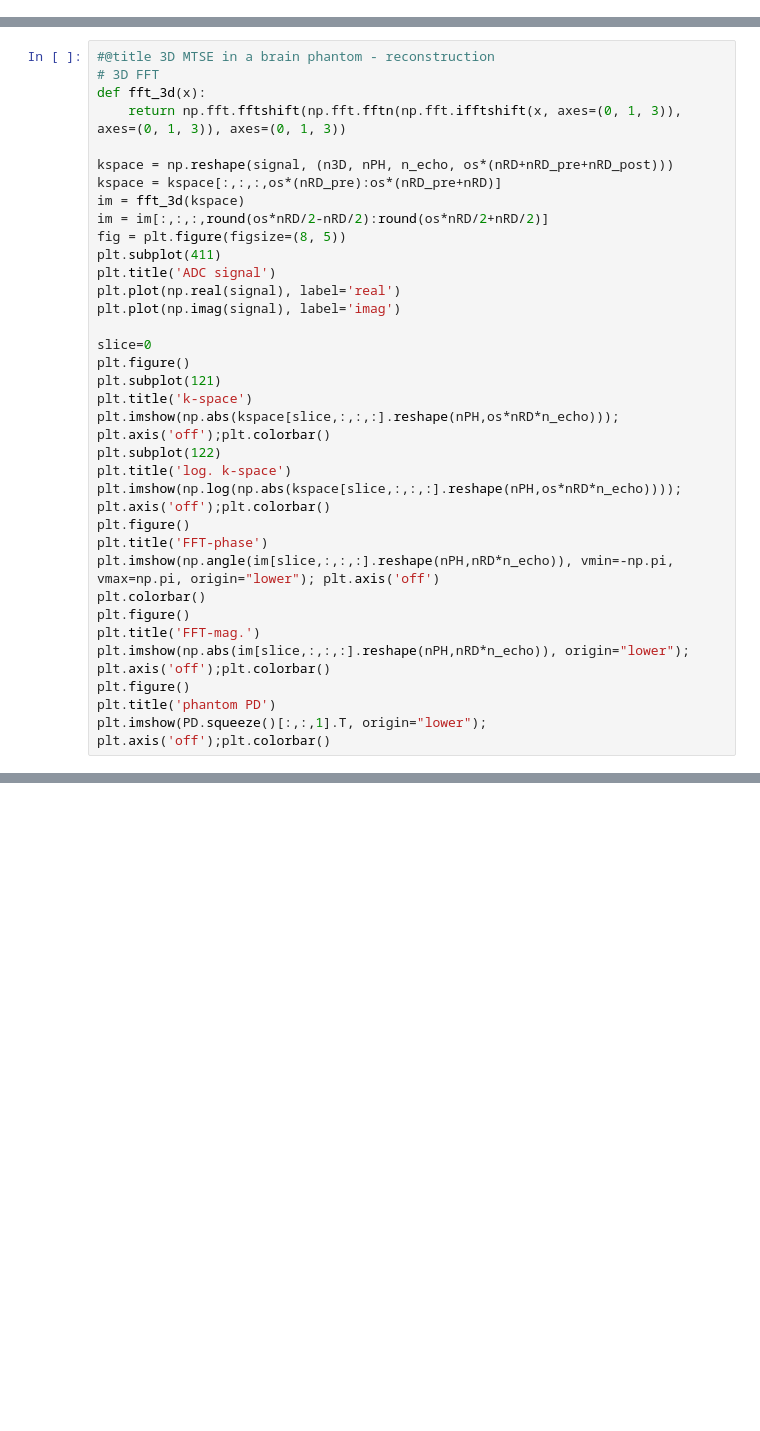
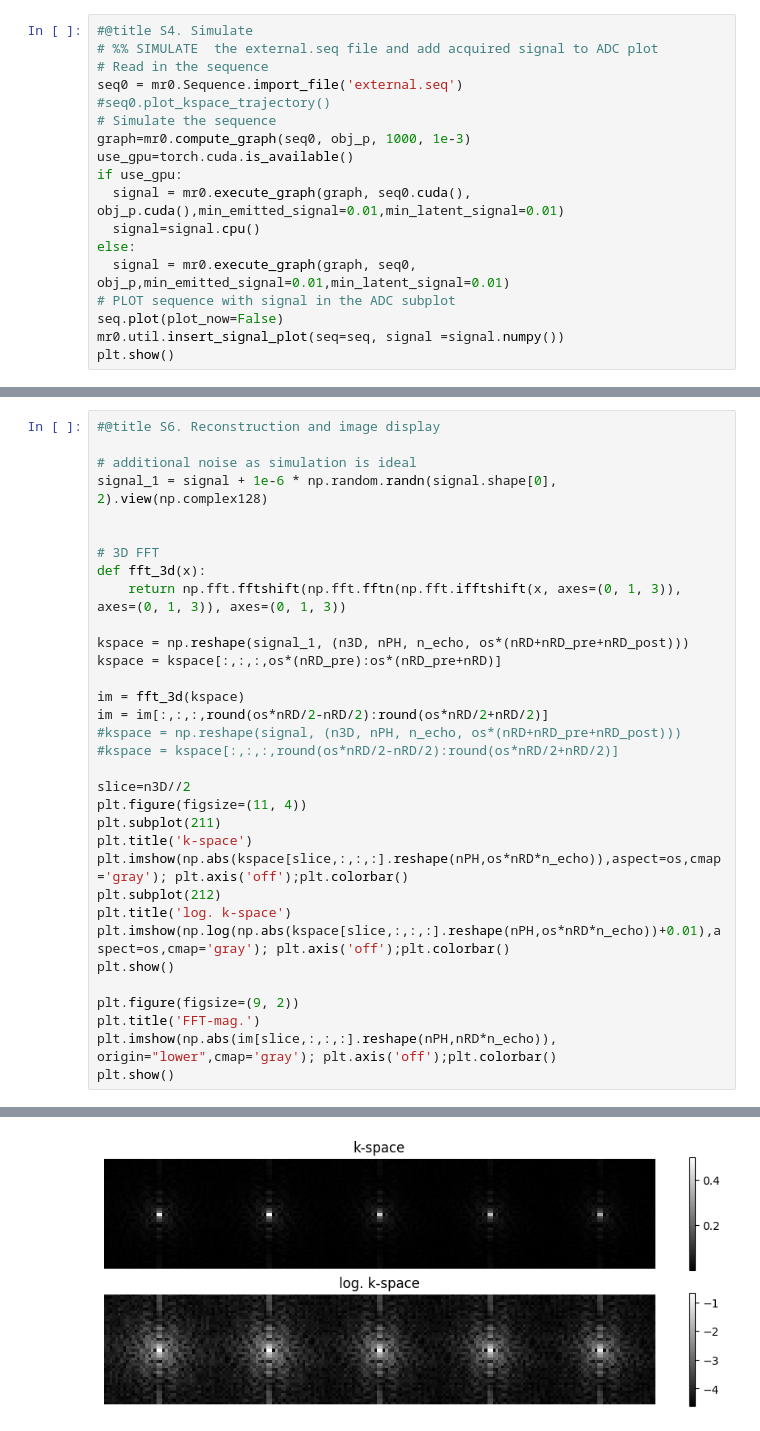
Before and after one commit to mritogether/ESMRMB2024_Hardware_to_Map, a Jupyter notebook: 03_full_acquisition_simulations/notebooks/Simulate_s05_3d_mtse__MaRCoS.ipynb, the cells around one changed output, grey strips where cells are left out. Cells and saved outputs as stored; diff of their text form; blank space fills up the shorter version.

```diff
--- a/03_full_acquisition_simulations/notebooks/Simulate_s05_3d_mtse__MaRCoS.ipynb
+++ b/03_full_acquisition_simulations/notebooks/Simulate_s05_3d_mtse__MaRCoS.ipynb
@@ -479,0 +398,18 @@ Calculating repetition 205 / 205 - done
+# %%
+#@title S4. Simulate
+# %% SIMULATE  the external.seq file and add acquired signal to ADC plot
+# Read in the sequence
+seq0 = mr0.Sequence.import_file('external.seq')
+#seq0.plot_kspace_trajectory()
+# Simulate the sequence
+graph=mr0.compute_graph(seq0, obj_p, 1000, 1e-3)
+use_gpu=torch.cuda.is_available()
+if use_gpu:
+  signal = mr0.execute_graph(graph, seq0.cuda(), obj_p.cuda(),min_emitted_signal=0.01,min_latent_signal=0.01)
+  signal=signal.cpu()
+else:
+  signal = mr0.execute_graph(graph, seq0, obj_p,min_emitted_signal=0.01,min_latent_signal=0.01)
+# PLOT sequence with signal in the ADC subplot
+seq.plot(plot_now=False)
+mr0.util.insert_signal_plot(seq=seq, signal =signal.numpy())
+plt.show()
@@ -506,35 +447,34 @@ interactive(children=(IntSlider(value=6, description='sec'), FloatSlider(value=0
 # %%
-#@title 3D MTSE in a brain phantom - reconstruction
+#@title S6. Reconstruction and image display
+
+# additional noise as simulation is ideal
+signal_1 = signal + 1e-6 * np.random.randn(signal.shape[0], 2).view(np.complex128)
+
+
 # 3D FFT
 def fft_3d(x):
     return np.fft.fftshift(np.fft.fftn(np.fft.ifftshift(x, axes=(0, 1, 3)), axes=(0, 1, 3)), axes=(0, 1, 3))
 
-kspace = np.reshape(signal, (n3D, nPH, n_echo, os*(nRD+nRD_pre+nRD_post)))
+kspace = np.reshape(signal_1, (n3D, nPH, n_echo, os*(nRD+nRD_pre+nRD_post)))
 kspace = kspace[:,:,:,os*(nRD_pre):os*(nRD_pre+nRD)]
+
 im = fft_3d(kspace)
 im = im[:,:,:,round(os*nRD/2-nRD/2):round(os*nRD/2+nRD/2)]
-fig = plt.figure(figsize=(8, 5))
-plt.subplot(411)
-plt.title('ADC signal')
-plt.plot(np.real(signal), label='real')
-plt.plot(np.imag(signal), label='imag')
+#kspace = np.reshape(signal, (n3D, nPH, n_echo, os*(nRD+nRD_pre+nRD_post)))
+#kspace = kspace[:,:,:,round(os*nRD/2-nRD/2):round(os*nRD/2+nRD/2)]
 
-slice=0
-plt.figure()
-plt.subplot(121)
+slice=n3D//2
+plt.figure(figsize=(11, 4))
+plt.subplot(211)
 plt.title('k-space')
-plt.imshow(np.abs(kspace[slice,:,:,:].reshape(nPH,os*nRD*n_echo))); plt.axis('off');plt.colorbar()
-plt.subplot(122)
+plt.imshow(np.abs(kspace[slice,:,:,:].reshape(nPH,os*nRD*n_echo)),aspect=os,cmap='gray'); plt.axis('off');plt.colorbar()
+plt.subplot(212)
 plt.title('log. k-space')
-plt.imshow(np.log(np.abs(kspace[slice,:,:,:].reshape(nPH,os*nRD*n_echo)))); plt.axis('off');plt.colorbar()
-plt.figure()
-plt.title('FFT-phase')
-plt.imshow(np.angle(im[slice,:,:,:].reshape(nPH,nRD*n_echo)), vmin=-np.pi, vmax=np.pi, origin="lower"); plt.axis('off')
-plt.colorbar()
-plt.figure()
+plt.imshow(np.log(np.abs(kspace[slice,:,:,:].reshape(nPH,os*nRD*n_echo))+0.01),aspect=os,cmap='gray'); plt.axis('off');plt.colorbar()
+plt.show()
+
+plt.figure(figsize=(9, 2))
 plt.title('FFT-mag.')
-plt.imshow(np.abs(im[slice,:,:,:].reshape(nPH,nRD*n_echo)), origin="lower"); plt.axis('off');plt.colorbar()
-plt.figure()
-plt.title('phantom PD')
-plt.imshow(PD.squeeze()[:,:,1].T, origin="lower"); plt.axis('off');plt.colorbar()
+plt.imshow(np.abs(im[slice,:,:,:].reshape(nPH,nRD*n_echo)), origin="lower",cmap='gray'); plt.axis('off');plt.colorbar()
+plt.show()
 # %% [output]
@@ -541,0 +481 @@ plt.imshow(PD.squeeze()[:,:,1].T, origin="lower"); plt.axis('off');plt.colorbar(
+[figure, added]
```
Also changed, not shown: parts of 17 cells of this notebook.
